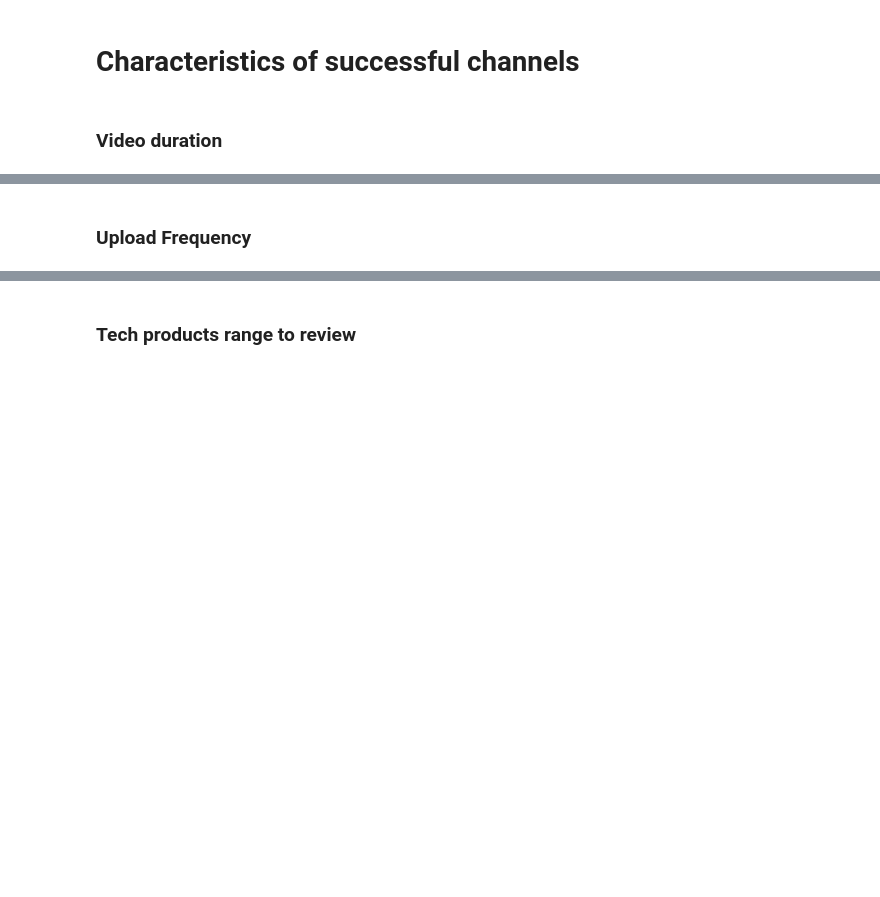
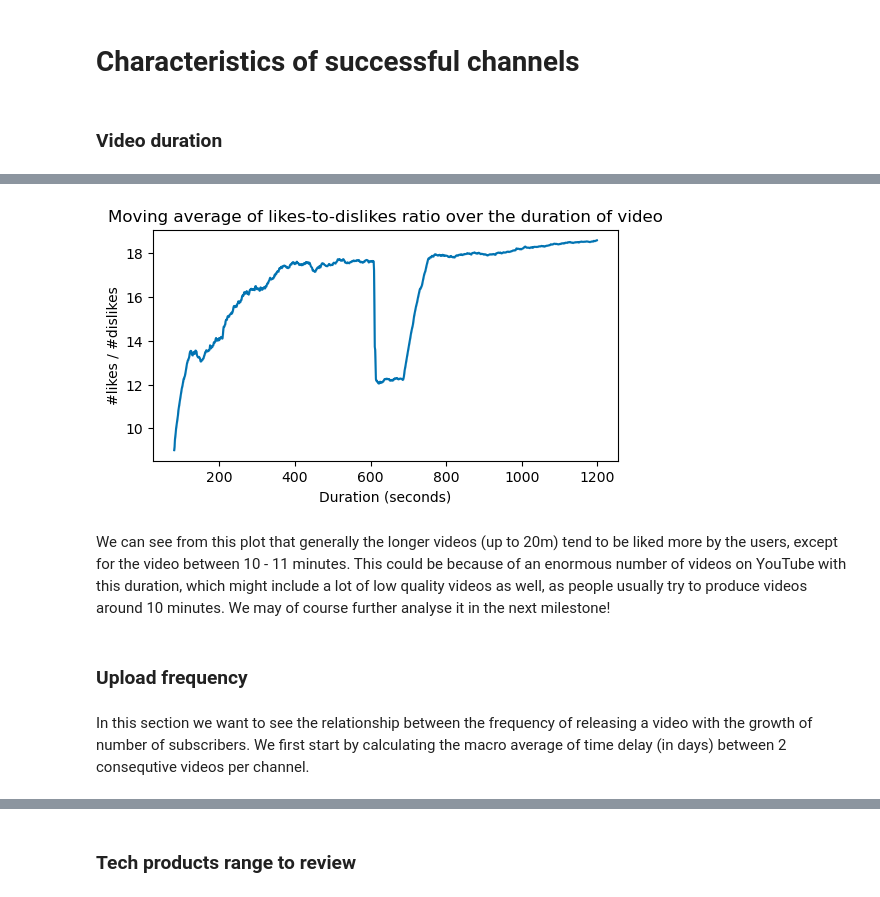
Before and after one commit to epfl-ada/ada-2023-project-datasquad2023, a Jupyter notebook: milestone_2.ipynb, the cells around one changed output, grey strips where cells are left out. Saved outputs shown, nothing was run; the diff lists cells and outputs as text; code cells hidden in the pictures; blank space fills up the shorter version.

```diff
--- a/milestone_2.ipynb
+++ b/milestone_2.ipynb
@@ -229,0 +212,27 @@ df_tech_review_mt = pd.read_csv(PATH_YT_TECH_CHANNELS_METADATA, sep="\t", compre
+# %%
+# filter only the tech review videos by tech review channels
+df_vd_tech = df_tech_review_mt[df_tech_review_mt.tech_review]
+df_vd_tech["upload_date"] = pd.to_datetime(df_vd_tech["upload_date"])
+df_vd_tech["upload_year"] = df_vd_tech['upload_date'].dt.year
+
+# correlation between the duration of the video and number of likes and dislikes
+df_vd_tech_filtered = df_vd_tech.copy()
+# just to avoid division by 0
+df_vd_tech_filtered["view_count"] = df_vd_tech_filtered["view_count"].replace({0:1})
+#correlation between like count and duration
+df_vd_tech_filtered["like_count_ratio"] = df_vd_tech_filtered['like_count']/df_vd_tech_filtered["view_count"]
+df_vd_tech_filtered["dislike_count_ratio"] = df_vd_tech_filtered['dislike_count']/df_vd_tech_filtered["view_count"]
+pearson_like_duration_corrs = []
+pearson_dislike_duration_corrs = []
+
+years = np.unique(df_vd_tech_filtered["upload_year"])
+for year in years:
+    #compute pearson correlation
+    df = df_vd_tech_filtered[df_vd_tech_filtered["upload_year"]==year].dropna()
+    corr_like = stats.pearsonr(df["duration"], df['like_count_ratio'])
+    corr_dislike = stats.pearsonr(df["duration"], df['dislike_count_ratio'])
+    pearson_like_duration_corrs.append(corr_like)
+    pearson_dislike_duration_corrs.append(corr_dislike)
+
+df_corrs_pearson_like = pd.DataFrame(pearson_like_duration_corrs, columns=["pearson_corr", "p_value"], index=years)
+df_corrs_pearson_dislike = pd.DataFrame(pearson_dislike_duration_corrs, columns=["pearson_corr", "p_value"], index=years)
@@ -230,2 +329,25 @@ df_tech_review_mt = pd.read_csv(PATH_YT_TECH_CHANNELS_METADATA, sep="\t", compre
+# %%
+# get the likes to dislikes ratio
+df_vd_tech_ratio = df_vd_tech[['upload_year','like_count','dislike_count','display_id','duration']]
+df_vd_tech_ratio['dislike_count'] = df_vd_tech_ratio['dislike_count'].replace({0:1})
+df_vd_tech_ratio['dislike_count'].fillna(1,inplace=True)
+df_vd_tech_ratio['like_dislike_ratio'] = df_vd_tech_ratio['like_count'] / df_vd_tech_ratio['dislike_count']
+df_vd_tech_ratio.like_dislike_ratio.fillna(0,inplace=True)
+df_vd_tech_ratio.sort_values(by='duration',inplace=True)
+
+# plot moving average of likes to dislikes ratio versus duration
+color = sns.color_palette("colorblind",1)
+plt.figure(figsize=(6,3))
+y = df_vd_tech_ratio["like_dislike_ratio"].rolling(10000).mean().values
+x = df_vd_tech_ratio['duration']
+ax = sns.lineplot(x=x, y=y, color=color[0])
+ax.set(title='Moving average of likes-to-dislikes ratio over the duration of video', xlabel='Duration (seconds)', ylabel='#likes / #dislikes')
+plt.show()
+# %% [output]
+[figure, added]
+# %% [markdown]
+We can see from this plot that generally the longer videos (up to 20m) tend to be liked more by the users, except for the video between 10 - 11 minutes. This could be because of an enormous number of videos on YouTube with this duration, which might include a lot of low quality videos as well, as people usually try to produce videos around 10 minutes. We may of course further analyse it in the next milestone!
 # %% [markdown]
-### Upload Frequency
+### Upload frequency
+# %% [markdown]
+In this section we want to see the relationship between the frequency of releasing a video with the growth of number of subscribers. We first start by calculating the macro average of time delay (in days) between 2 consequtive videos per channel.
```
Also changed, not shown: parts of 38 cells of this notebook, 7 other files.
